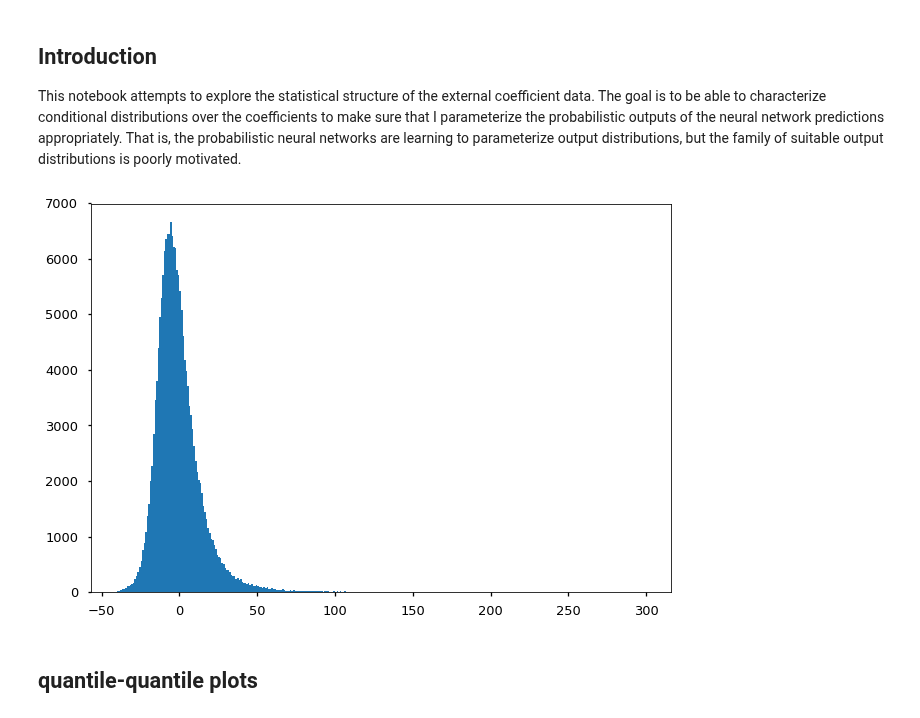
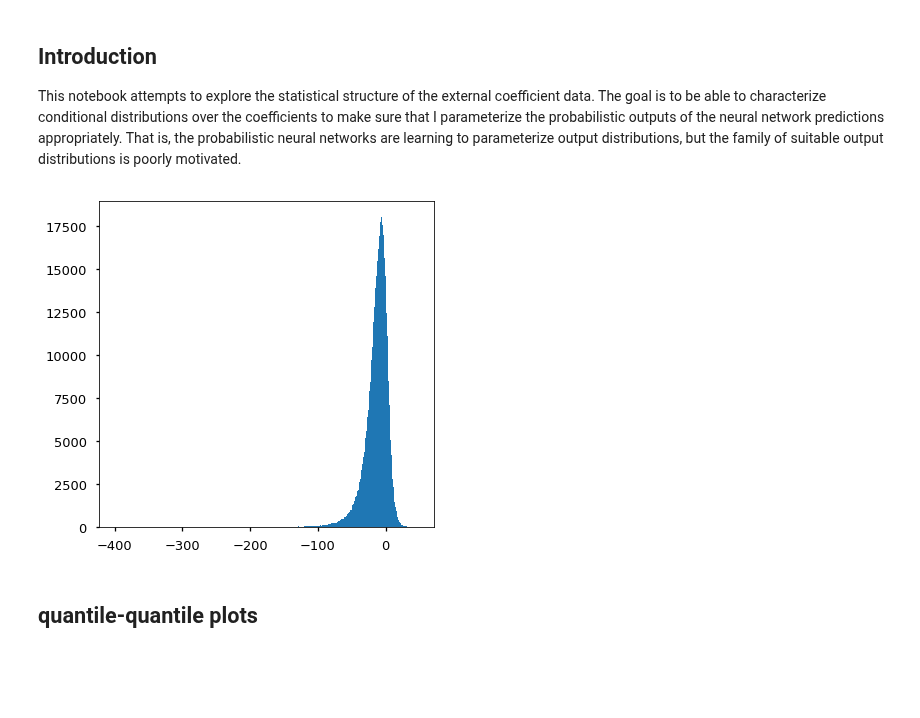
Before and after one commit to sarttiso/spaceweather, a Jupyter notebook: external_coefficient_statistics.ipynb, the cells around one changed output. Saved outputs shown, nothing was run; the diff lists cells and outputs as text; code cells hidden in the pictures; blank space fills up the shorter version.

```diff
--- a/external_coefficient_statistics.ipynb
+++ b/external_coefficient_statistics.ipynb
@@ -19,7 +22,9 @@ coeff = pd.read_hdf('data/external_coefficients.h5')
-# %%
-_ = plt.hist(coeff['q10'], bins=np.arange(-40, 300))
-# %% [output]
-[figure, removed]
+# %%
+plt.figure()
+_ = plt.hist(p10s['est'], bins=np.arange(-400, 50))
+plt.show()
+# %% [output]
+[figure, added]
 # %% [markdown]
 ## quantile-quantile plots
 # %%
```
Also changed, not shown: parts of 4 cells of this notebook, 2 other files.
